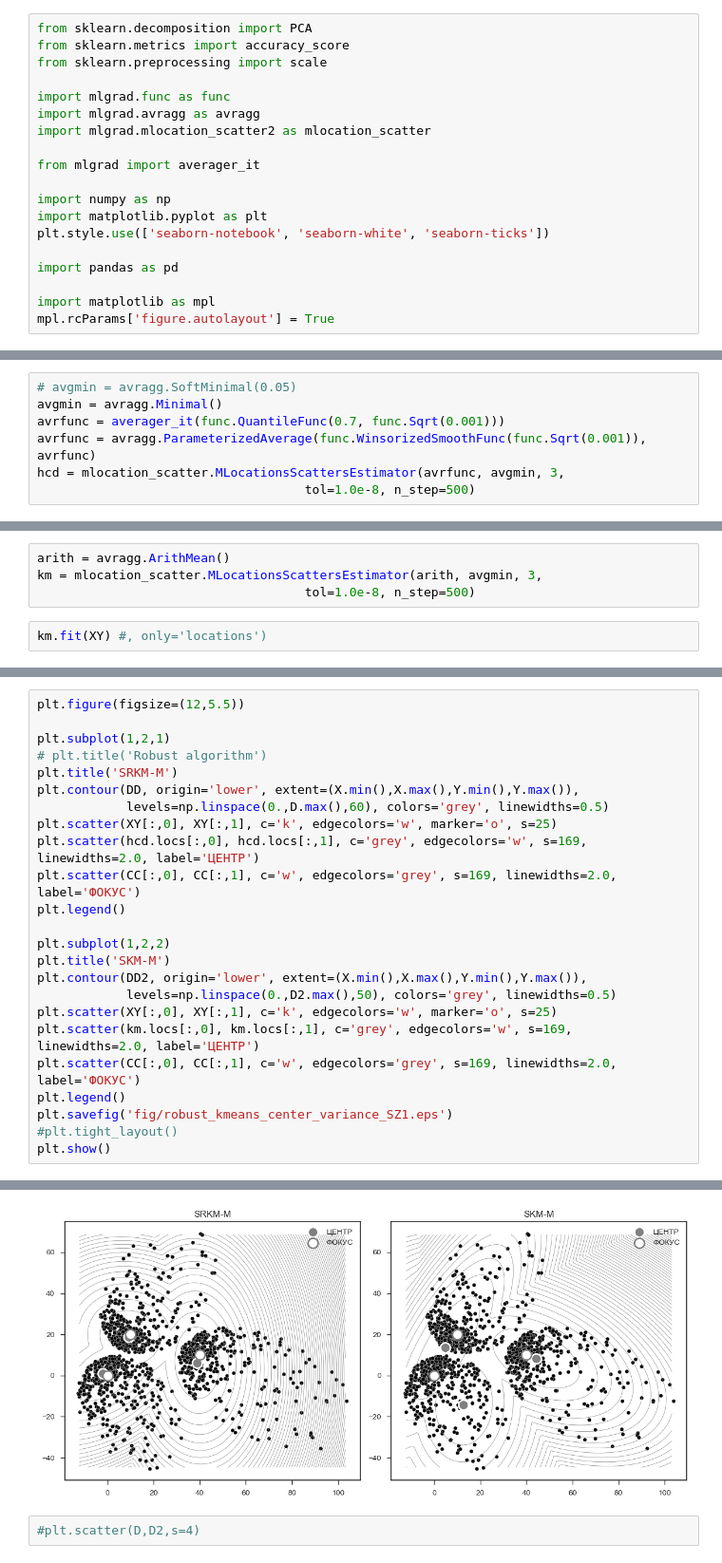
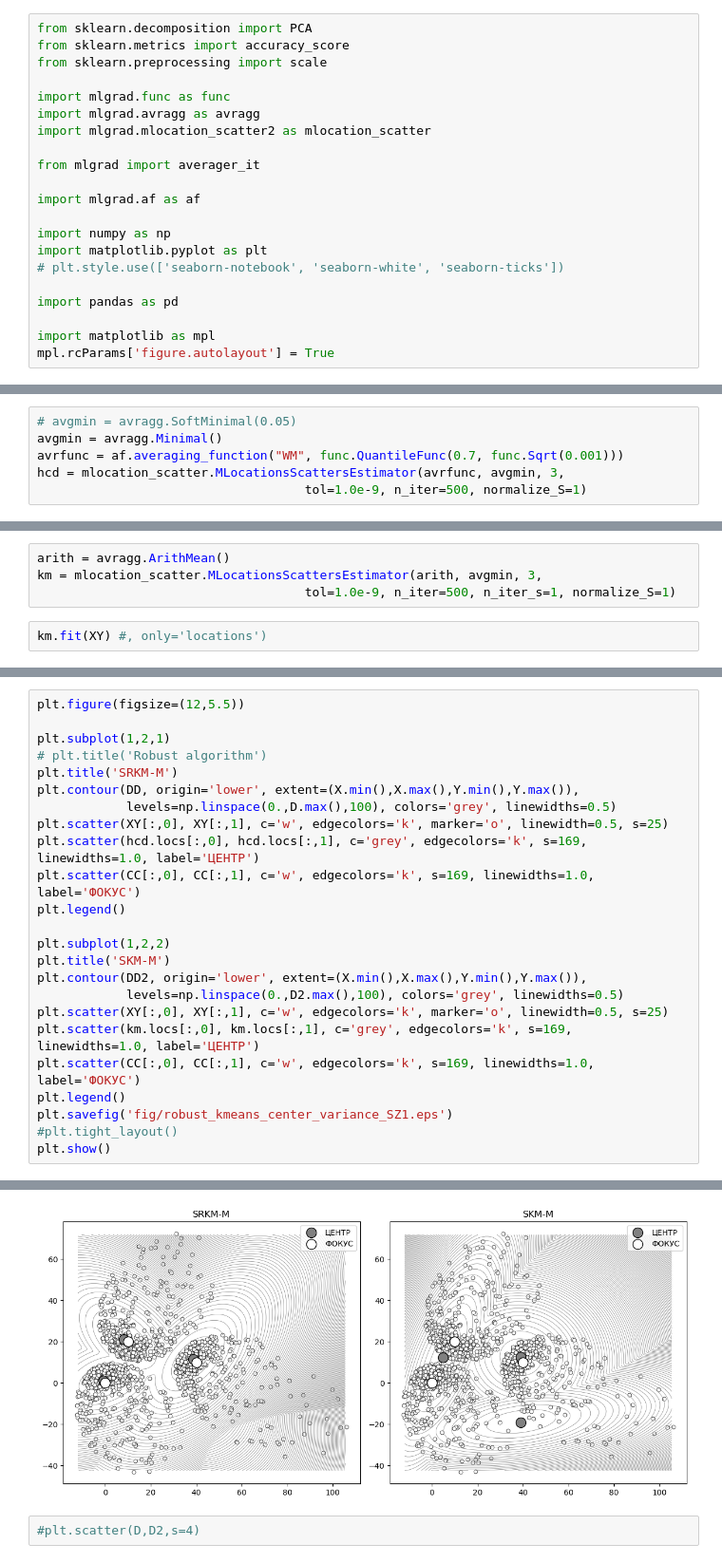
Before and after one commit to intellimath/mlgrad, a Jupyter notebook: examples/kmeans_kepler.ipynb, the cells around one changed output, grey strips where cells are left out. Shown at 95% size. Drawn from its saved outputs; the diff is of its cells as text.

```diff
--- a/examples/kmeans_kepler.ipynb
+++ b/examples/kmeans_kepler.ipynb
@@ -9,9 +9,11 @@ import mlgrad.mlocation_scatter2 as mlocation_scatter
 
 from mlgrad import averager_it
 
+import mlgrad.af as af
+
 import numpy as np
 import matplotlib.pyplot as plt
-plt.style.use(['seaborn-notebook', 'seaborn-white', 'seaborn-ticks'])
+# plt.style.use(['seaborn-notebook', 'seaborn-white', 'seaborn-ticks'])
 
 import pandas as pd
 
@@ -47,10 +49,9 @@ plt.show()
 # %%
 # avgmin = avragg.SoftMinimal(0.05)
 avgmin = avragg.Minimal()
-avrfunc = averager_it(func.QuantileFunc(0.7, func.Sqrt(0.001)))
-avrfunc = avragg.ParameterizedAverage(func.WinsorizedSmoothFunc(func.Sqrt(0.001)), avrfunc)
+avrfunc = af.averaging_function("WM", func.QuantileFunc(0.7, func.Sqrt(0.001)))
 hcd = mlocation_scatter.MLocationsScattersEstimator(avrfunc, avgmin, 3,
-                                    tol=1.0e-8, n_step=500)
+                                    tol=1.0e-9, n_iter=500, normalize_S=1)
 # %%
 hcd.fit(XY) #, only='locations')
 # %%
@@ -99,7 +102,7 @@ plt.show()
 # %%
 arith = avragg.ArithMean()
 km = mlocation_scatter.MLocationsScattersEstimator(arith, avgmin, 3,
-                                    tol=1.0e-8, n_step=500)
+                                    tol=1.0e-9, n_iter=500, n_iter_s=1, normalize_S=1)
 # %%
 km.fit(XY) #, only='locations')
 # %%
@@ -136,19 +139,19 @@ plt.subplot(1,2,1)
 # plt.title('Robust algorithm')
 plt.title('SRKM-M')
 plt.contour(DD, origin='lower', extent=(X.min(),X.max(),Y.min(),Y.max()),
-            levels=np.linspace(0.,D.max(),60), colors='grey', linewidths=0.5)
-plt.scatter(XY[:,0], XY[:,1], c='k', edgecolors='w', marker='o', s=25)
-plt.scatter(hcd.locs[:,0], hcd.locs[:,1], c='grey', edgecolors='w', s=169, linewidths=2.0, label='ЦЕНТР')
-plt.scatter(CC[:,0], CC[:,1], c='w', edgecolors='grey', s=169, linewidths=2.0, label='ФОКУС')
+            levels=np.linspace(0.,D.max(),100), colors='grey', linewidths=0.5)
+plt.scatter(XY[:,0], XY[:,1], c='w', edgecolors='k', marker='o', linewidth=0.5, s=25)
+plt.scatter(hcd.locs[:,0], hcd.locs[:,1], c='grey', edgecolors='k', s=169, linewidths=1.0, label='ЦЕНТР')
+plt.scatter(CC[:,0], CC[:,1], c='w', edgecolors='k', s=169, linewidths=1.0, label='ФОКУС')
 plt.legend()
 
 plt.subplot(1,2,2)
 plt.title('SKM-M')
 plt.contour(DD2, origin='lower', extent=(X.min(),X.max(),Y.min(),Y.max()),
-            levels=np.linspace(0.,D2.max(),50), colors='grey', linewidths=0.5)
-plt.scatter(XY[:,0], XY[:,1], c='k', edgecolors='w', marker='o', s=25)
-plt.scatter(km.locs[:,0], km.locs[:,1], c='grey', edgecolors='w', s=169, linewidths=2.0, label='ЦЕНТР')
-plt.scatter(CC[:,0], CC[:,1], c='w', edgecolors='grey', s=169, linewidths=2.0, label='ФОКУС')
+            levels=np.linspace(0.,D2.max(),100), colors='grey', linewidths=0.5)
+plt.scatter(XY[:,0], XY[:,1], c='w', edgecolors='k', marker='o', linewidth=0.5, s=25)
+plt.scatter(km.locs[:,0], km.locs[:,1], c='grey', edgecolors='k', s=169, linewidths=1.0, label='ЦЕНТР')
+plt.scatter(CC[:,0], CC[:,1], c='w', edgecolors='k', s=169, linewidths=1.0, label='ФОКУС')
 plt.legend()
 plt.savefig('fig/robust_kmeans_center_variance_SZ1.eps')
 #plt.tight_layout()
@@ -157,3 +161,3 @@ plt.show()
-[figure, old version]
+[figure, new version]
 # %%
 #plt.scatter(D,D2,s=4)
```
Also changed, not shown: parts of 9 cells of this notebook, 30 other files.
